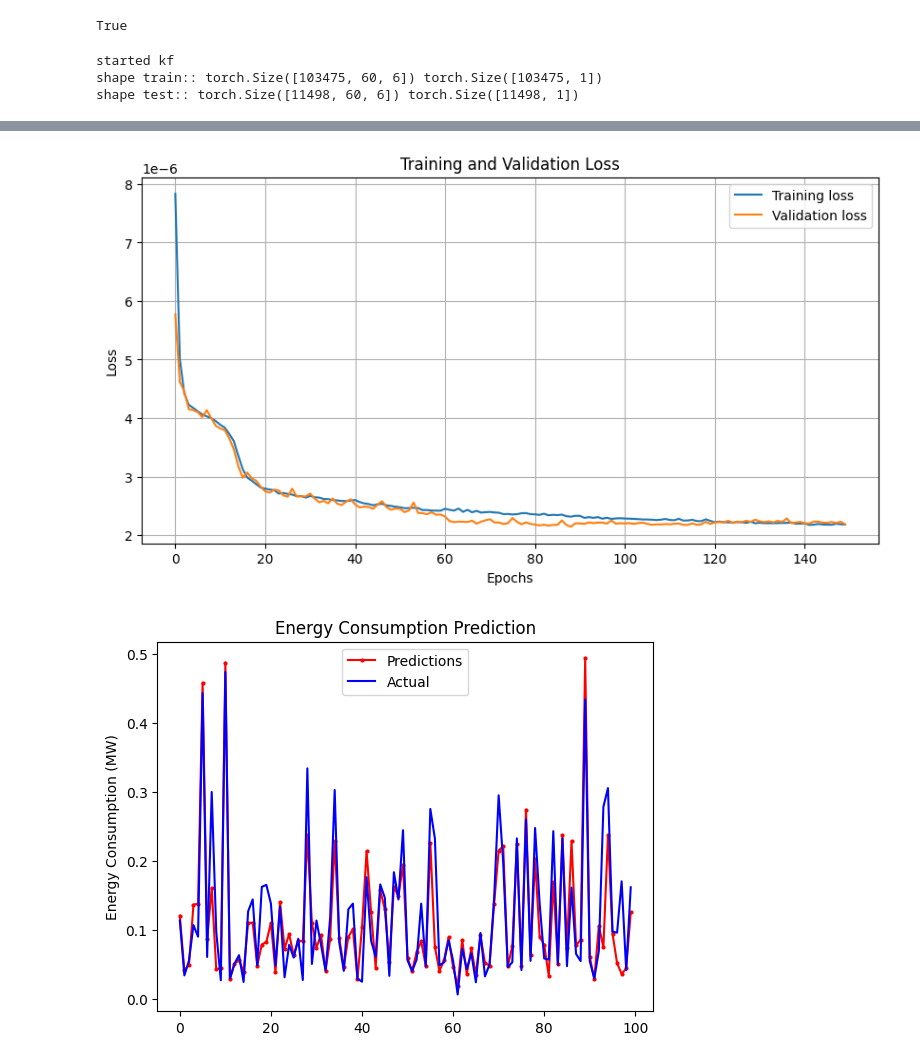
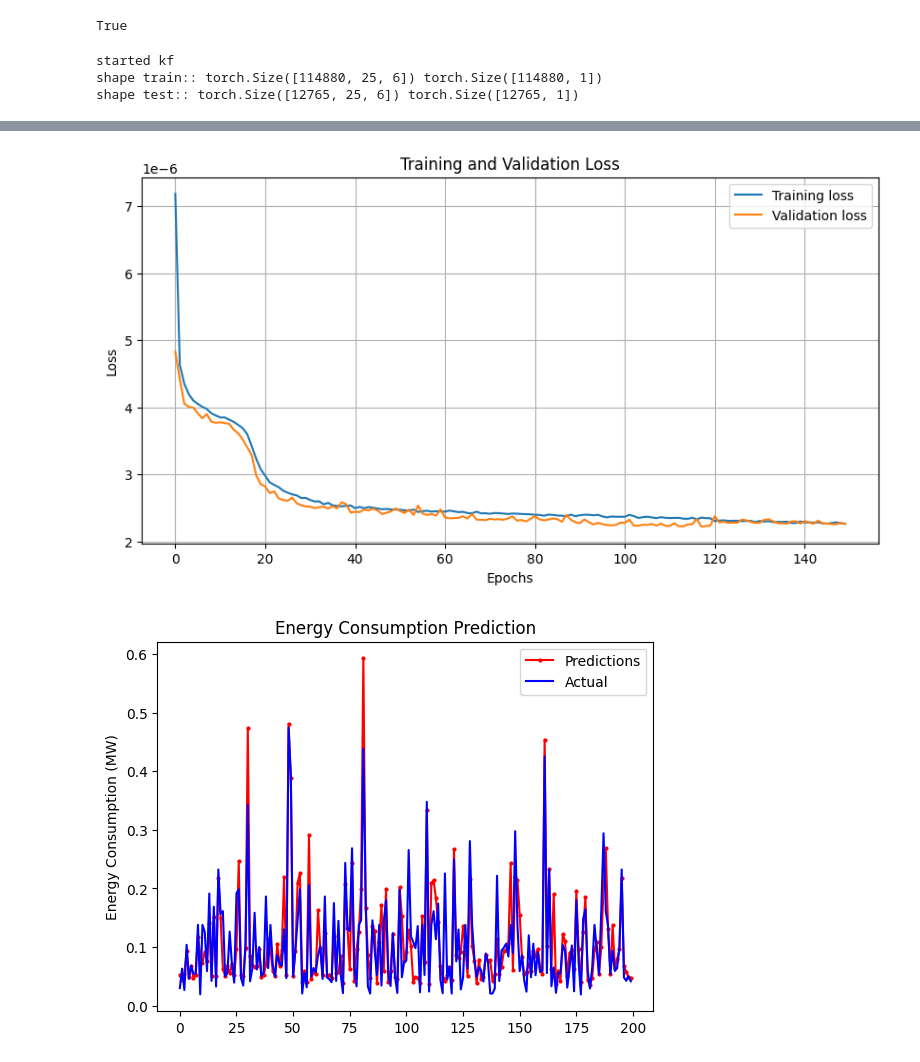
Before and after one commit to swetshgit/DL2025_CUDA_Exercise, a Jupyter notebook: GRU.ipynb, the cells around one changed output, grey strips where cells are left out. Drawn from its saved outputs; the diff is of its cells as text; code cells hidden in the pictures.

```diff
--- a/GRU.ipynb
+++ b/GRU.ipynb
@@ -102,3 +106,33 @@ all_columns_present_id_list = ['661245119828af15e2717fed', '6612450a9828af15e271
+# %%
+imputation_methods = {
+    'CO2(kg/h)': 'mean',
+    'GPS HDOP(precision)': 'ffill',
+    'GPS Altitude(m)': 'ffill',
+    'GPS Bearing(deg)': 'ffill',
+    'Consumption(l/h)': 'mean',
+    'Speed(km/h)': 'mean',
+    'GPS Speed(km/h)': 'ffill',
+    'Rpm(u/min)': 'ffill',
+    'Throttle Position(%)':'mean',
+    'GPS VDOP(precision)':'ffill',
+    'GPS Accuracy(%)': 'ffill',
+    'GPS PDOP(precision)': 'ffill',
+    'Intake Temperature(c)': 'mean',
+    'Engine Load(%)': 'mean',
+    'MAF(l/s)': 'mean',
+}
+def fill_data(df):
+  for column in df.columns:
+    if column in imputation_methods:
+        imputation_method = imputation_methods[column]
+        if imputation_method == 'mean':
+            df[column].fillna(df[column].mean(), inplace=True)
+        elif imputation_method == 'ffill':
+            df[column].fillna(method='ffill', inplace=True)
+
+  #filling in remaining NaNs
+  df.fillna(method='bfill', inplace=True)
+  return df
 # %%
 !pwd
 # %% [output]
@@ -203,6 +237,7 @@ def read_data(ids, normalised = False, original=False):
         df[target_value].fillna(method='ffill', inplace=True)
         #df['engineDisplacement'].fillna(method='ffill', inplace=True)
         df.fillna(df.mean(numeric_only=True), inplace=True)
+        df = fill_data(df)
         #print("df.isnull().any()", df.isnull().any())
         big_df.append(df)
         #print("df.decribe", df.describe())
@@ -284,9 +319,9 @@ def plot_pred(pred, true):
     pred = pred.squeeze()
     true = true.squeeze()
     plt.plot(
-        pred[-100:], "-o", color="r", label="Predictions", markersize=2
+        pred[-200:], "-o", color="r", label="Predictions", markersize=2
     )
-    plt.plot(true[-100:], color="b", label="Actual")
+    plt.plot(true[-200:], color="b", label="Actual")
     plt.ylabel("Energy Consumption (MW)")
     plt.title(f"Energy Consumption Prediction")
     plt.legend()
@@ -331,12 +366,13 @@ class GRU(nn.Module):
         super(GRU, self).__init__()
         self.gru = nn.GRU(input_size, hidden_size, num_layers, batch_first=True)
         self.linear = nn.Linear(hidden_size, 1)
+        self.relu = nn.ReLU()
         self.device=device
 
     def forward(self, x):
         x.to(self.device)
         out, _ = self.gru(x)
-        out = self.linear(out[:, -1, :])
+        out = self.linear(self.relu(out[:, -1, :]))
         out = out.to(self.device)
         return out
 
@@ -557,10 +593,10 @@ print("shape train::", train_seq[0].shape, train_seq[1].shape)
 print("shape test::", test_seq[0].shape, test_seq[1].shape)
 # %% [output]
 started kf
-shape train:: torch.Size([103475, 60, 6]) torch.Size([103475, 1])
-shape test:: torch.Size([11498, 60, 6]) torch.Size([11498, 1])
+shape train:: torch.Size([114880, 25, 6]) torch.Size([114880, 1])
+shape test:: torch.Size([12765, 25, 6]) torch.Size([12765, 1])
 # %%
-gru_model_kf = GRUModel(feature_len, batch_size=1024, num_layers=20, hidden_size=128, iteration_name=it_name,cnn=True,cnn_ol=15, lr=0.0001, reg=1e-6, epochs=30)
+gru_model_kf = GRUModel(feature_len, batch_size=1024, num_layers=20, hidden_size=128, iteration_name=it_name,cnn=True,cnn_ol=10, lr=0.0001, reg=1e-6, epochs=30)
 gru_model_kf.run_model_kf(train_seq, test_seq, 5)
 # %% [output]
 FOLD:: 1
@@ -583,2 +619,2 @@ val loss [5.774614816307878e-06, 4.6197025500927375e-06, 4.459719040178395e-06,
-[figure, old version]
+[figure, new version]
-[figure, old version]
+[figure, new version]
```
Also changed, not shown: parts of 7 cells of this notebook, 17 other files.
